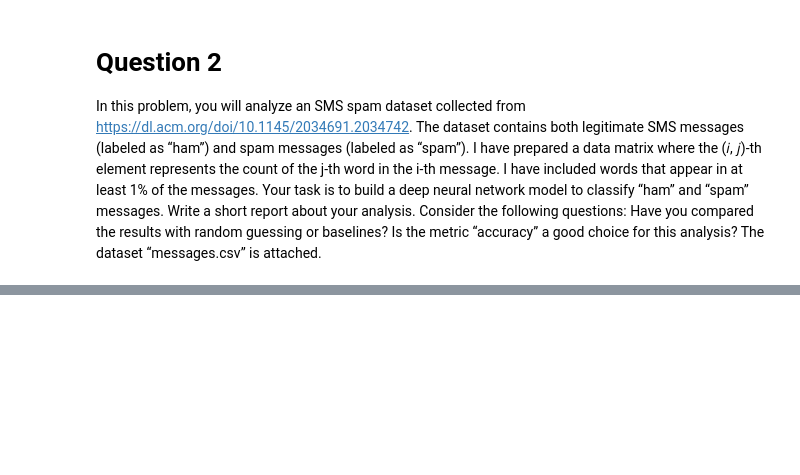
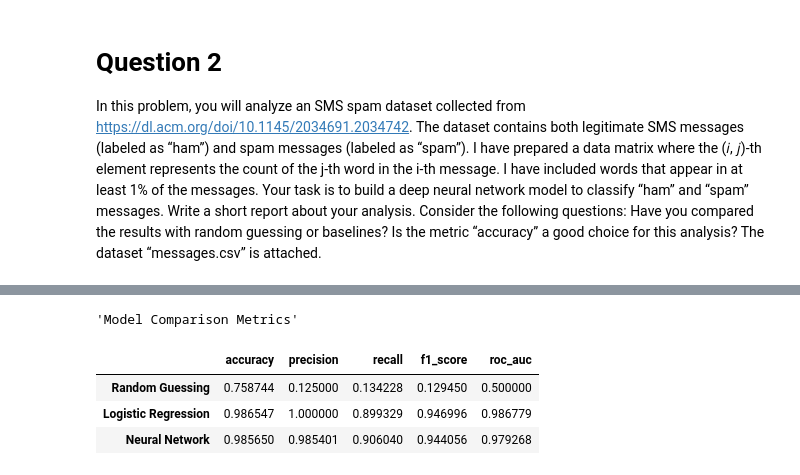
Before and after one commit to mattstoebe/CSU_MAS, a Jupyter notebook: Q4/578_MachineLearning/HW2.ipynb, the cells around one changed output, grey strips where cells are left out. Drawn from its saved outputs; the diff is of its cells as text; code cells hidden in the pictures; blank space fills up the shorter version.

```diff
--- a/Q4/578_MachineLearning/HW2.ipynb
+++ b/Q4/578_MachineLearning/HW2.ipynb
@@ -63,0 +80,75 @@ guessing or baselines? Is the metric “accuracy” a good choice for this analy
+# %%
+import pandas as pd
+import numpy as np
+from sklearn.model_selection import train_test_split
+from sklearn.linear_model import LogisticRegression
+from sklearn.metrics import accuracy_score, precision_score, recall_score, f1_score, roc_auc_score
+from keras.models import Sequential
+from keras.layers import Dense, Dropout
+from keras.callbacks import EarlyStopping
+
+# Load data
+df = pd.read_csv('Data/messages.csv')
+
+
+# Prepare features and labels
+X = df.drop('V1', axis=1).values
+y = df['V1'].map({'ham': 0, 'spam': 1}).values
+
+# Split into train and test
+X_train, X_test, y_train, y_test = train_test_split(
+    X, y, stratify=y, test_size=0.2, random_state=42
+)
+
+# Baseline: random guessing based on training spam proportion
+spam_prob = y_train.mean()
+rng = np.random.RandomState(42)
+y_pred_random = rng.rand(len(y_test)) < spam_prob
+
+# Multiclass Logistic Regression baseline
+lr = LogisticRegression(solver='lbfgs', max_iter=1000, n_jobs=-1)
+lr.fit(X_train, y_train)
+y_pred_lr = lr.predict(X_test)
+y_prob_lr = lr.predict_proba(X_test)[:, 1]
+
+# Deep Neural Network
+input_dim = X_train.shape[1]
+model = Sequential([
+    Dense(64, activation='relu', input_dim=input_dim),
+    Dropout(0.5),
+    Dense(32, activation='relu'),
+    Dropout(0.5),
+    Dense(1, activation='sigmoid')
+])
+
+model.compile(optimizer='adam', loss='binary_crossentropy', metrics=['accuracy'])
+es = EarlyStopping(monitor='val_loss', patience=3, restore_best_weights=True)
+model.fit(X_train, y_train, epochs=20, batch_size=32, validation_split=0.1, callbacks=[es], verbose=0)
+y_prob_nn = model.predict(X_test).ravel()
+y_pred_nn = y_prob_nn > 0.5
+
+# Metric computation
+def compute_metrics(y_true, y_pred, y_prob=None):
+    m = {
+        'accuracy': accuracy_score(y_true, y_pred),
+        'precision': precision_score(y_true, y_pred),
+        'recall': recall_score(y_true, y_pred),
+        'f1_score': f1_score(y_true, y_pred)
+    }
+    if y_prob is not None:
+        m['roc_auc'] = roc_auc_score(y_true, y_prob)
+    return m
+
+metrics_random = compute_metrics(y_test, y_pred_random, np.full_like(y_test, spam_prob))
+metrics_lr = compute_metrics(y_test, y_pred_lr, y_prob_lr)
+metrics_nn = compute_metrics(y_test, y_pred_nn, y_prob_nn)
+
+# Compile results
+metrics_df = pd.DataFrame(
+    [metrics_random, metrics_lr, metrics_nn],
+    index=['Random Guessing', 'Logistic Regression', 'Neural Network']
+)
+
+# Display results
+display("Model Comparison Metrics", metrics_df)
+# %% [output]
@@ -63,0 +156,5 @@ guessing or baselines? Is the metric “accuracy” a good choice for this analy
+'Model Comparison Metrics'
+|  | accuracy | precision | recall | f1_score | roc_auc |
+| Random Guessing | 0.758744 | 0.125000 | 0.134228 | 0.129450 | 0.500000 |
+| Logistic Regression | 0.986547 | 1.000000 | 0.899329 | 0.946996 | 0.986779 |
+| Neural Network | 0.985650 | 0.985401 | 0.906040 | 0.944056 | 0.979268 |
```
Also changed, not shown: parts of 5 cells of this notebook, 1 other file.
